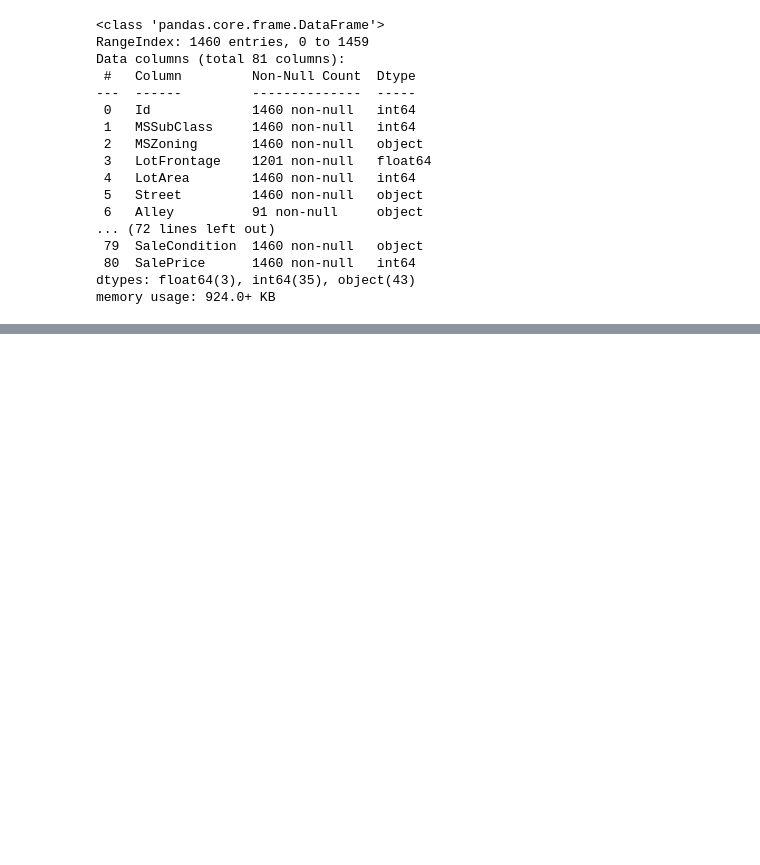
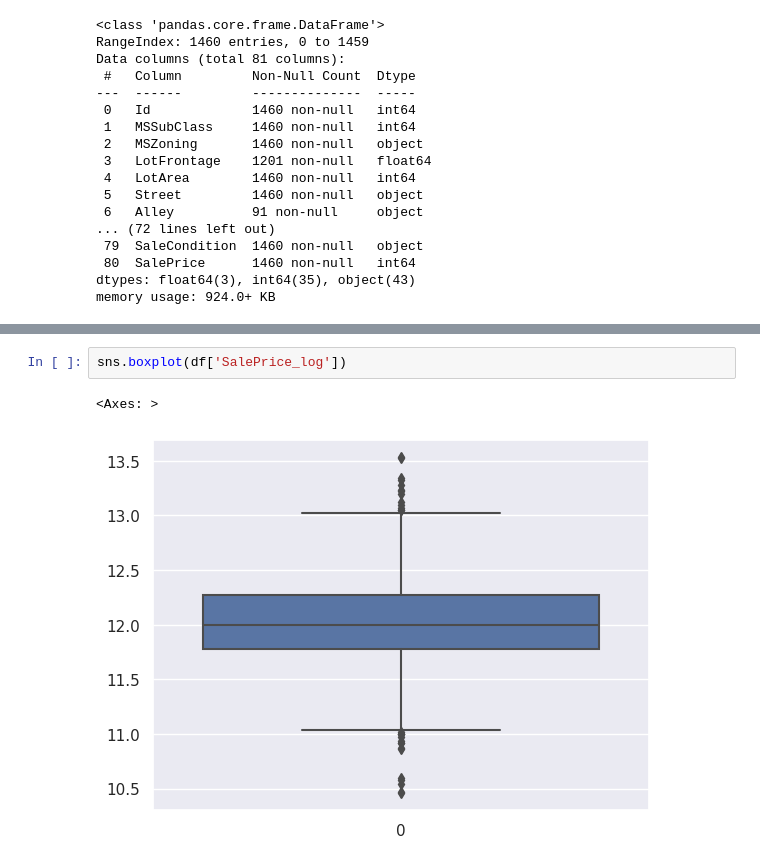
Before and after one commit to thomaschiari/ML_AI-Training, a Jupyter notebook: M1-Introduction/Exploratory-Preprocessing.ipynb, the cells around one changed output, grey strips where cells are left out. Cells and saved outputs as stored; diff of their text form; blank space fills up the shorter version.

```diff
--- a/M1-Introduction/Exploratory-Preprocessing.ipynb
+++ b/M1-Introduction/Exploratory-Preprocessing.ipynb
@@ -106,0 +128,5 @@ Após analisar a documentação do dataset, pudemos separar as variáveis em 3 g
+# %%
+sns.boxplot(df['SalePrice_log'])
+# %% [output]
+<Axes: >
+[figure, added]
```
Also changed, not shown: parts of 23 cells of this notebook.
